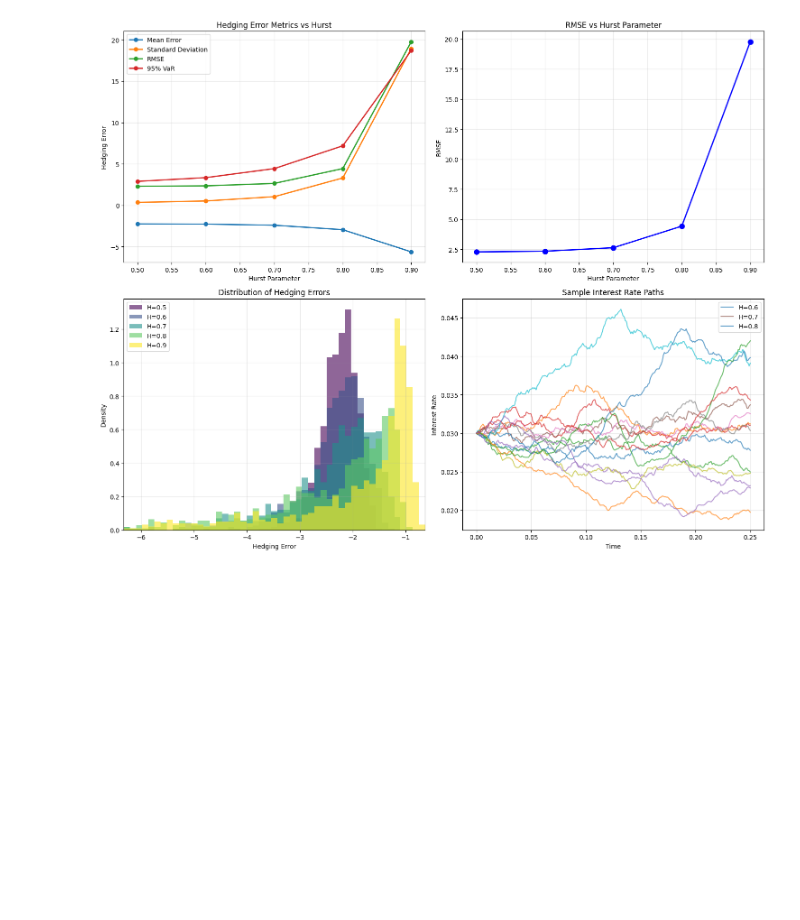
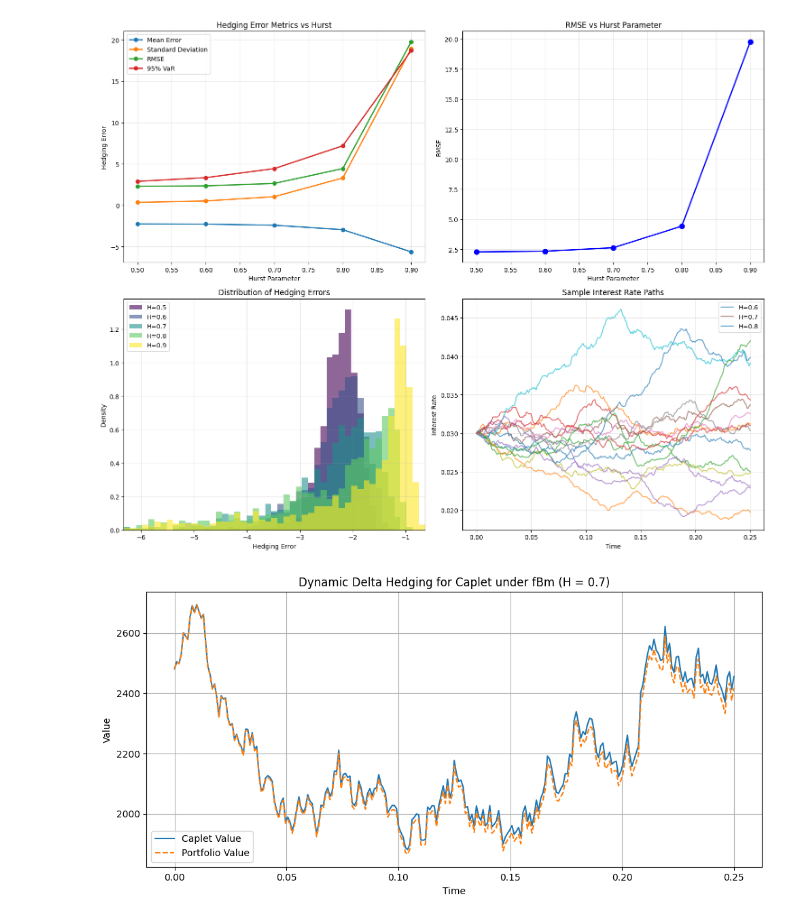
Before and after one commit to katieli0828/Dissertation, a Jupyter notebook: CH5_hedging.ipynb, the cells around one changed output. Cells and saved outputs as stored; diff of their text form; code cells hidden in the pictures; blank space fills up the shorter version.

```diff
--- a/CH5_hedging.ipynb
+++ b/CH5_hedging.ipynb
@@ -400,3 +392,95 @@ Simulating for Hurst = 0.6...
   RMSE: 20
   95% VaR: 19
 [figure]
+# %%
+# === Parameters ===
+H = 0.7              # Hurst exponent
+T = 0.25             # Time to maturity (3 months)
+n = 252              # Time steps
+dt = T / n
+K = 0.02             # Strike rate
+r = 0.03             # Risk-free rate
+sigma = 0.2          # Volatility
+N = 1_000_000        # Notional
+tau = 0.25           # FRA/Caplet period length
+eps = 1e-4           # Perturbation for numerical delta
+r0 = 0.03            # Initial forward rate
+
+np.random.seed(42)
+
+# === Generate fBm-like forward rate path using Brownian motion approximation ===
+dB = np.random.randn(n) * np.sqrt(dt)
+B = np.concatenate([[0], np.cumsum(dB)])
+t_grid = np.linspace(0, T, n + 1)
+L = r0 * np.exp((r - 0.5 * sigma**2) * t_grid + sigma * B)
+
+# === Discount factor function ===
+def discount_factor(t, T, L_t):
+    return np.exp(-L_t * (T - t))
+
+# === Caplet value function ===
+def caplet_value(L_t, t):
+    P_t = discount_factor(t, t + tau, L_t)
+    return N * tau * max(L_t - K, 0) * P_t
+
+# === Estimate delta numerically ===
+def numerical_delta(L_t, t, eps):
+    V_up = caplet_value(L_t + eps, t)
+    V = caplet_value(L_t, t)
+    return (V_up - V) / eps
+
+# === Arrays for tracking ===
+caplet_values = np.zeros(n + 1)
+portfolio_values = np.zeros(n + 1)
+cash_values = np.zeros(n + 1)
+bond_values = np.zeros(n + 1)
+deltas = np.zeros(n + 1)
+
+# === Initial step ===
+L0 = L[0]
+t0 = 0
+caplet_values[0] = caplet_value(L0, t0)
+deltas[0] = numerical_delta(L0, t0, eps)
+bond_values[0] = deltas[0] * L0
+cash_values[0] = caplet_values[0] - bond_values[0]
+portfolio_values[0] = cash_values[0] + bond_values[0]
+
+# === Dynamic hedging ===
+for i in range(1, n + 1):
+    t = t_grid[i]
+    L_i = L[i]
+    L_prev = L[i - 1]
+
+    caplet_values[i] = caplet_value(L_i, t)
+    deltas[i] = numerical_delta(L_i, t, eps)
+
+    cash_values[i] = np.exp(r * dt) * (portfolio_values[i - 1] - deltas[i] * L_prev)
+    bond_values[i] = deltas[i] * L_i
+    portfolio_values[i] = cash_values[i] + bond_values[i]
+
+hedging_errors = portfolio_values - caplet_values
+
+# === Plot 1: Caplet vs Portfolio Value ===
+plt.figure(figsize=(10, 5))
+plt.plot(t_grid, caplet_values, label='Caplet Value')
+plt.plot(t_grid, portfolio_values, label='Portfolio Value', linestyle='--')
+plt.xlabel("Time")
+plt.ylabel("Value")
+plt.title("Dynamic Delta Hedging for Caplet under fBm (H = 0.7)")
+plt.legend()
+plt.grid(True)
+plt.tight_layout()
+plt.show()
+
+# === Plot 2: Hedging Error over Time ===
+plt.figure(figsize=(10, 4))
+plt.plot(t_grid, hedging_errors, color='red')
+plt.xlabel("Time")
+plt.ylabel("Hedging Error")
+plt.title("Hedging Error over Time (Caplet, H = 0.7)")
+plt.axhline(0, color='black', linestyle='--')
+plt.grid(True)
+plt.tight_layout()
+plt.show()
+# %% [output]
+[figure, added]
```
Also changed, not shown: parts of 5 cells of this notebook.
